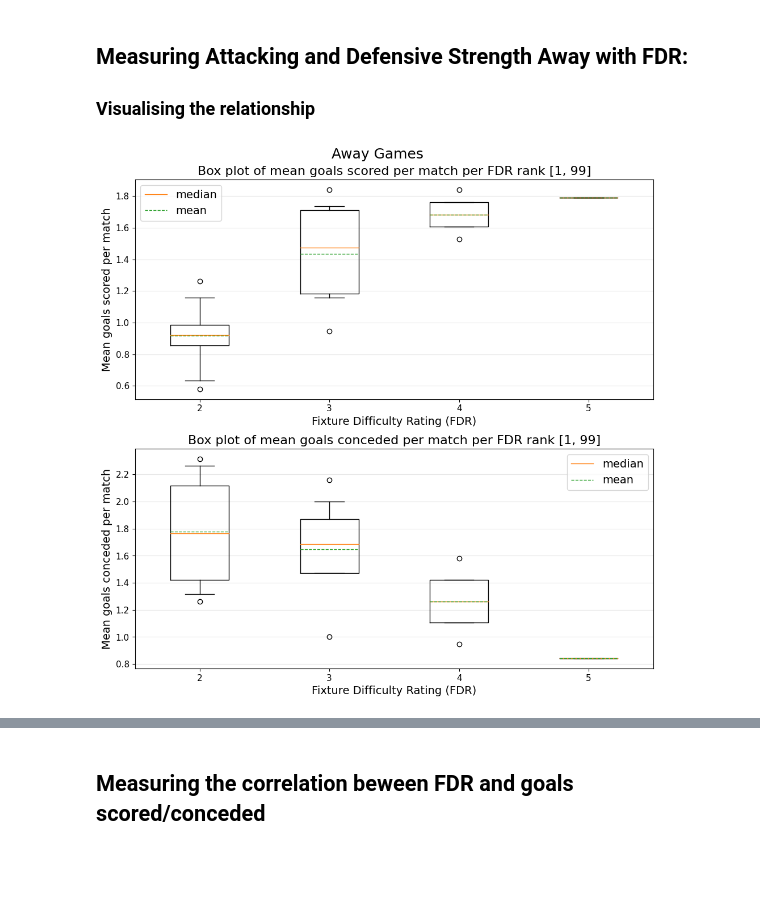
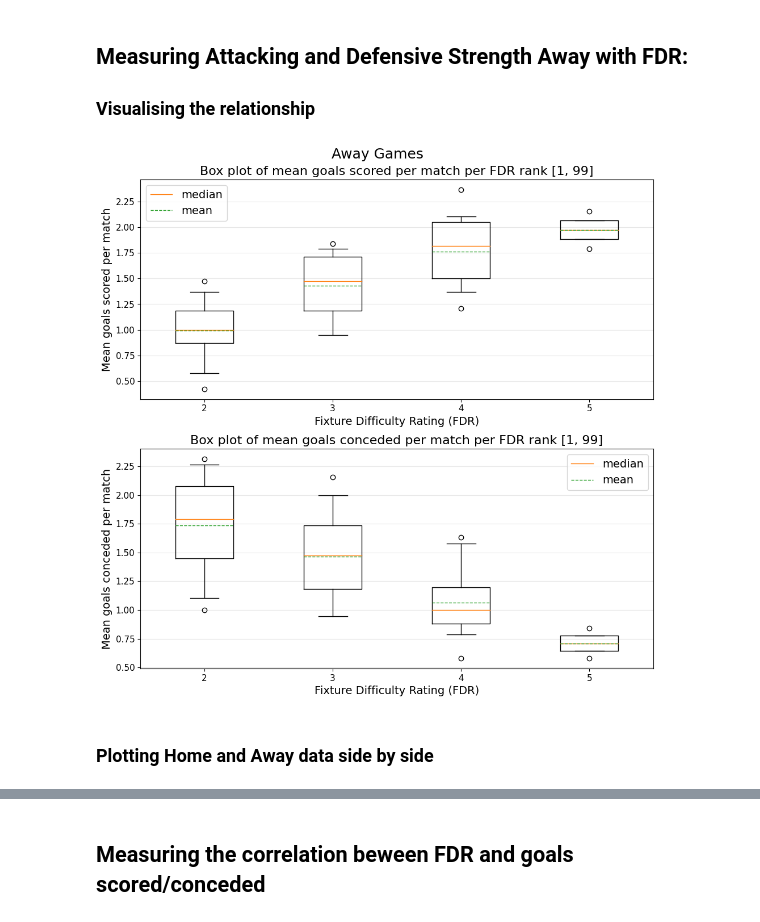
Before and after one commit to cooke99/PL-Analysis, a Jupyter notebook: Team strength analysis.ipynb, the cells around one changed output, grey strips where cells are left out. Drawn from its saved outputs; the diff is of its cells as text; code cells hidden in the pictures; blank space fills up the shorter version.

```diff
--- a/Team strength analysis.ipynb
+++ b/Team strength analysis.ipynb
@@ -151,5 +103,9 @@ So each team has an FDR rank for home and for away, which doesn't seem to change
 # %%
-home_data = home_data.groupby(by='name').mean()
+home_data = home_data.groupby(by='team_name').mean()
 home_data.FDR_rank = home_data.FDR_rank.astype(int)
+home_data.strength_attack_home = home_data.strength_attack_home.astype(int)
+home_data.strength_defence_home = home_data.strength_defence_home.astype(int)
+home_data.strength_attack_away = home_data.strength_attack_away.astype(int)
+home_data.strength_defence_away = home_data.strength_defence_away.astype(int)
 home_data
 # %% [output]
@@ -174,5 +130,9 @@ home_data
 # %%
-away_data = away_data.groupby(by='name').mean()
+away_data = away_data.groupby(by='team_name').mean()
 away_data.FDR_rank = away_data.FDR_rank.astype(int)
+away_data.strength_attack_home = away_data.strength_attack_home.astype(int)
+away_data.strength_defence_home = away_data.strength_defence_home.astype(int)
+away_data.strength_attack_away = away_data.strength_attack_away.astype(int)
+away_data.strength_defence_away = away_data.strength_defence_away.astype(int)
 away_data
 # %% [output]
@@ -202,11 +164,11 @@ We will visualise the relationship with boxplots, before calculating Kendall's t
 ### Visualising the relationship
 # %%
 ranks = sorted(home_data.FDR_rank.unique())
-goals_scored = []
-goals_conceded = []
+h_goals_scored = []
+h_goals_conceded = []
 for rank in ranks:
-    goals_scored.append(home_data.loc[home_data.FDR_rank == rank,'goals_scored'].values)
-    goals_conceded.append(home_data.loc[home_data.FDR_rank == rank,'goals_conceded'].values)
+    h_goals_scored.append(home_data.loc[home_data.FDR_rank == rank,'goals_scored'].values)
+    h_goals_conceded.append(home_data.loc[home_data.FDR_rank == rank,'goals_conceded'].values)
 # %%
 title_font = 18
 axis_title_font = 16
@@ -259,43 +222,43 @@ Correlation between a team's FDR and goals conceded: -0.5050011409267955
 ### Visualising the relationship
 # %%
 ranks = sorted(away_data.FDR_rank.unique())
-goals_scored = []
-goals_conceded = []
+a_goals_scored = []
+a_goals_conceded = []
 for rank in ranks:
-    goals_scored.append(away_data.loc[away_data.FDR_rank == rank,'goals_scored'].values)
-    goals_conceded.append(away_data.loc[away_data.FDR_rank == rank,'goals_conceded'].values)
+    a_goals_scored.append(away_data.loc[away_data.FDR_rank == rank,'goals_scored'].values)
+    a_goals_conceded.append(away_data.loc[away_data.FDR_rank == rank,'goals_conceded'].values)
 # %%
 title_font = 18
 axis_title_font = 16
 legend_font = 14
 axis_label_font = 14
 axis_tick_font = 11
 
 fig, ax = plt.subplots(nrows=2,ncols=1,figsize=(10,10))
 
-box_dict = ax[0].boxplot(goals_scored, whis=(1,99), labels = ranks, meanline = True, showmeans = True)
+box_dict = ax[0].boxplot(a_goals_scored, whis=(1,99), labels = ranks, meanline = True, showmeans = True)
 _ = ax[0].set_xticklabels(ax[0].get_xticklabels(), fontsize = axis_tick_font)
-#ax[0].set_yticks(range(home_data.goals_scored.max()+1))
 _ = ax[0].set_yticklabels(ax[0].get_yticklabels(), fontsize = axis_tick_font)
 ax[0].set_ylabel('Mean goals scored per match', fontsize = axis_label_font)
 ax[0].set_xlabel('Fixture Difficulty Rating (FDR)', fontsize = axis_label_font)
 ax[0].grid(axis = 'y', alpha = 0.3)
 ax[0].legend([box_dict['medians'][0], box_dict['means'][0]], ['median', 'mean'], fontsize = legend_font)
 ax[0].set_title('''Box plot of mean goals scored per match per FDR rank [1, 99]''', fontsize = axis_title_font)
 
-box_dict = ax[1].boxplot(goals_conceded, whis=(1,99), labels = ranks, meanline = True, showmeans = True)
+box_dict = ax[1].boxplot(a_goals_conceded, whis=(1,99), labels = ranks, meanline = True, showmeans = True)
 _ = ax[1].set_xticklabels(ax[1].get_xticklabels(), fontsize = axis_tick_font)
-#ax[1].set_yticks(range(home_away_data.goals_conceded.max()+1))
 _ = ax[1].set_yticklabels(ax[1].get_yticklabels(), fontsize = axis_tick_font)
 ax[1].set_ylabel('Mean goals conceded per match', fontsize = axis_label_font)
 ax[1].set_xlabel('Fixture Difficulty Rating (FDR)', fontsize = axis_label_font)
 ax[1].grid(axis = 'y', alpha = 0.3)
 ax[1].legend([box_dict['medians'][0], box_dict['means'][0]], ['median', 'mean'], fontsize = legend_font)
 ax[1].set_title('''Box plot of mean goals conceded per match per FDR rank [1, 99]''', fontsize = axis_title_font)
 
 fig.suptitle('Away Games',fontsize=title_font)
 fig.tight_layout(pad=1.0)
 plt.savefig('./plots/FDR_goals_scored_conceded_away_boxplots.png', bbox_inches = 'tight')
 plt.show()
 # %% [output]
-[figure, old version]
+[figure, new version]
+# %% [markdown]
+### Plotting Home and Away data side by side
```
Also changed, not shown: parts of 29 cells of this notebook.
